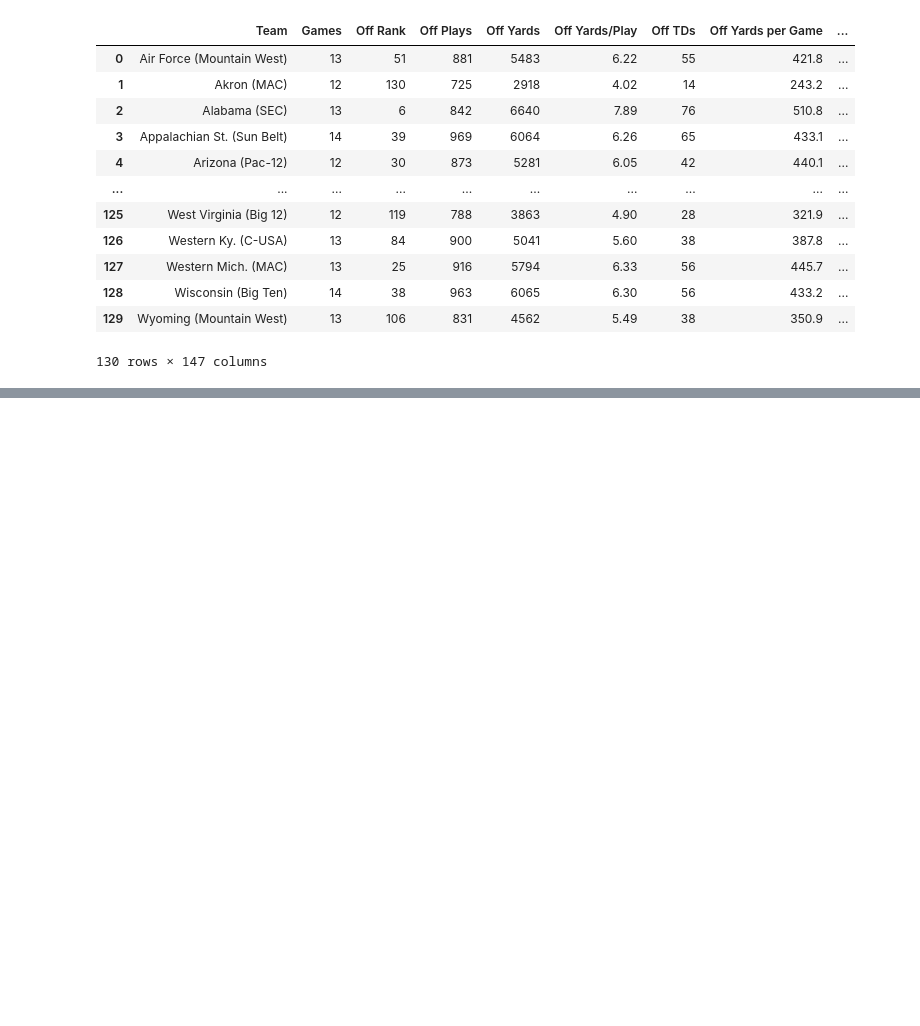
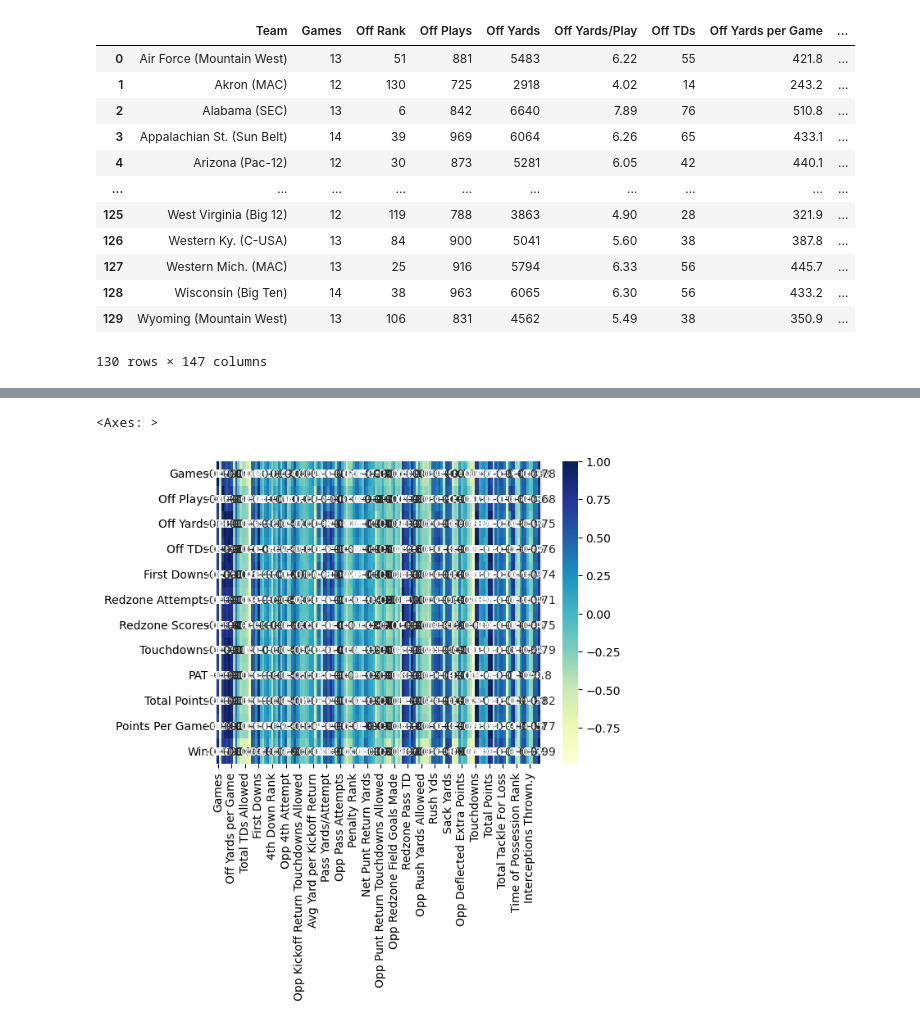
Before and after one commit to amirhajif/machine-learning-algorithms, a Jupyter notebook: Pre-Processing/Correlation/main.ipynb, the cells around one changed output, grey strips where cells are left out. Drawn from its saved outputs; the diff is of its cells as text; code cells hidden in the pictures; blank space fills up the shorter version.

```diff
--- a/Pre-Processing/Correlation/main.ipynb
+++ b/Pre-Processing/Correlation/main.ipynb
@@ -91,0 +195,6 @@ data
+# %%
+plt.Figure(figsize=(20,12))
+sns.heatmap(datas_corr[datas_corr['Win']>0.7],cmap="YlGnBu",annot=True)
+# %% [output]
+<Axes: >
+[figure, added]
```
Also changed, not shown: parts of 10 cells of this notebook.
